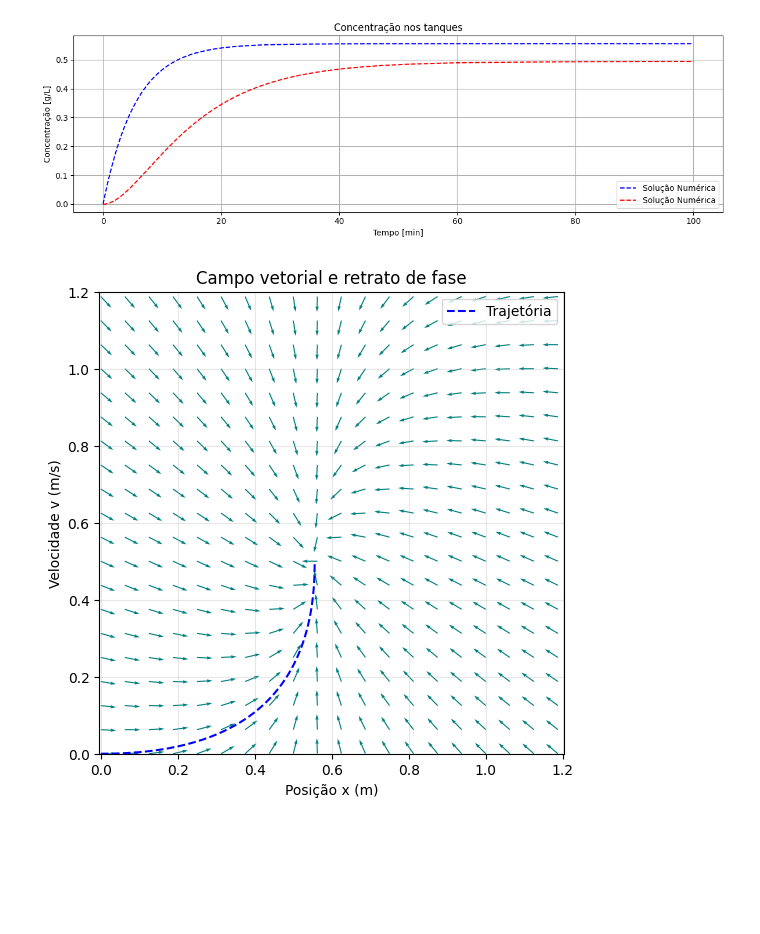
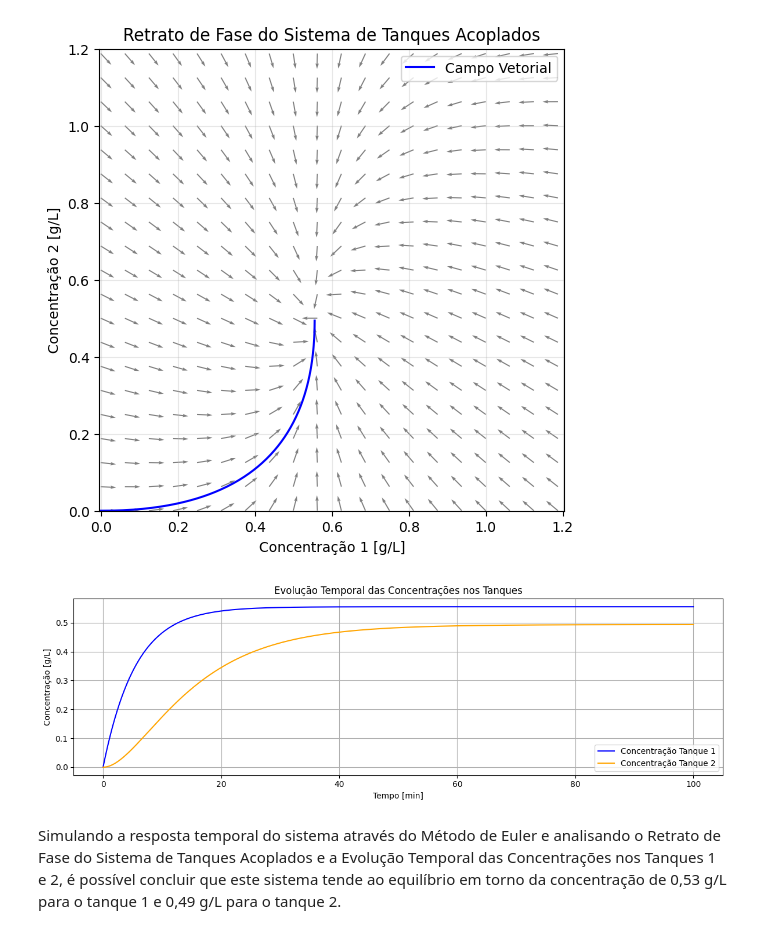
Before and after one commit to EnzoFSouza/computacao_numerica, a Jupyter notebook: q1U3.ipynb, the cells around one changed output. Drawn from its saved outputs; the diff is of its cells as text; code cells hidden in the pictures; blank space fills up the shorter version.

```diff
--- a/q1U3.ipynb
+++ b/q1U3.ipynb
@@ -33,53 +33,54 @@ C2[0] = 0 #Considerando que a concentração inicial no tanque 2 é 0
 for n in range(N - 1):
     temp = ((Q12 / V2) * (C1[n] - C2[n])) - ((Qout/V2) * C2[n])
     C2[n + 1] = C2[n] + (dt * temp)
-# %%
-plt.figure(figsize=(12, 4))
-plt.plot(t, C1,'--b', label='Solução Numérica')
-plt.plot(t, C2,'--r', label='Solução Numérica')
-plt.xlabel('Tempo [min]')
-plt.ylabel('Concentração [g/L]')
-plt.title('Concentração nos tanques')
-plt.grid()
-plt.legend()
-
-plt.tight_layout()
-plt.show()
-# %% [output]
-[figure, removed]
 # %%
 def vector_field_C1(C1):
     dC1dt = ((Qin / V1) * (Cin - C1)) - ((Q12/V1) * C1)
     return dC1dt
 
 def vector_field_C2(C1, C2):
     dC2dt = ((Q12 / V2) * (C1 - C2)) - ((Qout/V2) * C2)
     return dC2dt
 
 plt.figure(figsize=(6, 6))
 
 C1_vals = np.linspace(0, 1.5, 25)
 C2_vals = np.linspace(0, 1.5, 25)
 C_1, C_2 = np.meshgrid(C1_vals, C2_vals)
 dC1dt = vector_field_C1(C_1)
 dC2dt = vector_field_C2(C_1, C_2)
 
 magnitudes = np.sqrt(dC1dt**2 + dC2dt**2)
 magnitudes[magnitudes == 0] = 1
 dC1dt_norm = dC1dt / magnitudes
 dC2dt_norm = dC2dt / magnitudes
 
 plt.quiver(C_1, C_2, dC1dt_norm, dC2dt_norm,
-           color = 'teal', angles = 'xy', scale_units = 'xy', scale = 25)
-plt.plot(C1, C2, 'b--', linewidth = 1.5, label='Trajetória')
-plt.xlabel('Posição x (m)')
-plt.ylabel('Velocidade v (m/s)')
-plt.title('Campo vetorial e retrato de fase')
+           color = 'gray', angles = 'xy', scale_units = 'xy', scale = 25)
+plt.plot(C1, C2, 'b', linewidth = 1.5, label='Campo Vetorial')
+plt.xlabel('Concentração 1 [g/L]')
+plt.ylabel('Concentração 2 [g/L]')
+plt.title('Retrato de Fase do Sistema de Tanques Acoplados')
 plt.legend()
 plt.grid(True, alpha = 0.3)
 plt.axis('equal')
 plt.xlim([0, 1.2])
 plt.ylim([0, 1.2])
+
+plt.figure(figsize=(12, 4))
+plt.plot(t, C1,'b', label='Concentração Tanque 1')
+plt.plot(t, C2,'orange', label='Concentração Tanque 2')
+plt.xlabel('Tempo [min]')
+plt.ylabel('Concentração [g/L]')
+plt.title('Evolução Temporal das Concentrações nos Tanques')
+plt.grid()
+plt.legend()
+
+plt.tight_layout()
 plt.show()
+plt.show()
 # %% [output]
-[figure, old version]
+[figure, new version]
+[figure, added]
+# %% [markdown]
+Simulando a resposta temporal do sistema através do Método de Euler e analisando o Retrato de Fase do Sistema de Tanques Acoplados e a Evolução Temporal das Concentrações nos Tanques 1 e 2, é possível concluir que este sistema tende ao equilíbrio em torno da concentração de 0,53 g/L para o tanque 1 e 0,49 g/L para o tanque 2.
```
